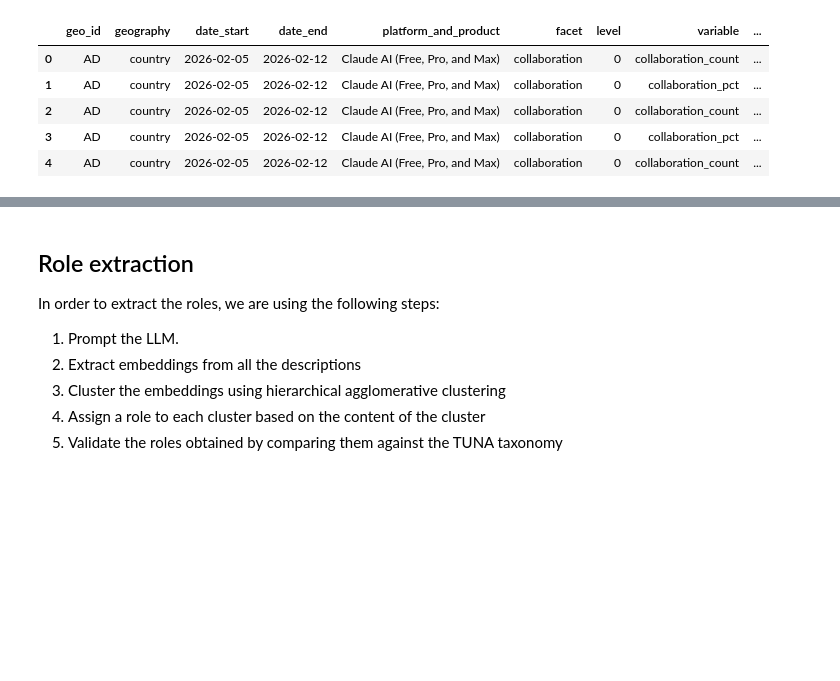
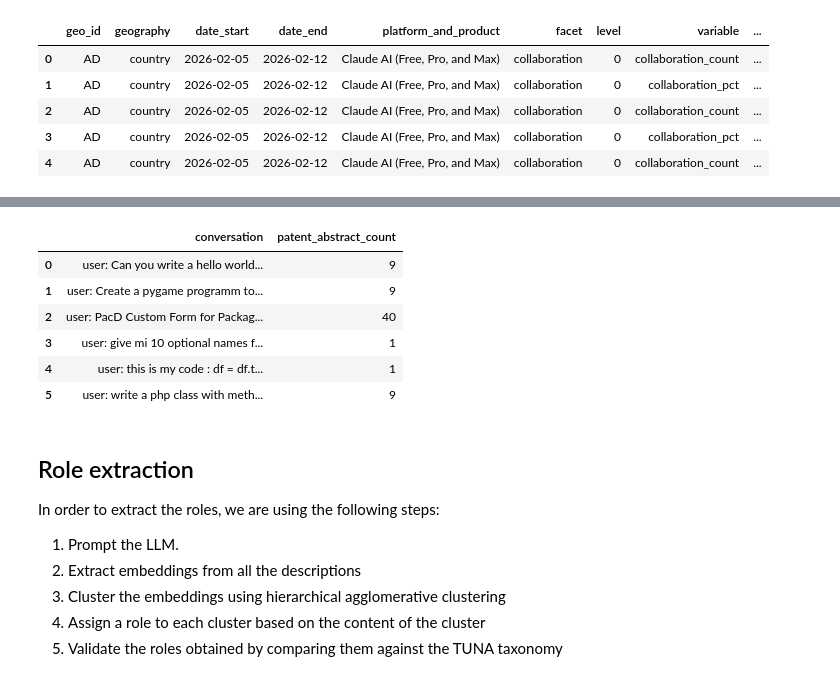
Before and after one commit to Engineering-AI-Systems-Team-3/chatgpt-at-work, a Jupyter notebook: chatgpt_at_work.ipynb, the cells around one changed output, grey strips where cells are left out. Saved outputs shown, nothing was run; the diff lists cells and outputs as text; code cells hidden in the pictures; blank space fills up the shorter version.

```diff
--- a/chatgpt_at_work.ipynb
+++ b/chatgpt_at_work.ipynb
@@ -370,0 +497,6 @@ Warning: received null content from API (attempt 1)
+# %%
+# Not all the tasks in the patents dataset have a corresponding entry in the tasks dataset
+enriched_patents_df = pd.merge(patents_df, tasks_df, on="task_id", how="inner", suffixes=("_patents", "_tasks"))
+enriched_patents_df = enriched_patents_df[["task_id", "task_tasks", "onet_soc_code_tasks", "patent_abstract", "title"]].copy()
+enriched_patents_df.rename(columns={"task_tasks": "task", "onet_soc_code_tasks": "onet_soc_code"}, inplace=True)
+enriched_patents_df.head(2)
@@ -370,0 +657,3 @@ Warning: received null content from API (attempt 1)
+# %%
+join = pd.merge(mapped_conversations_df, enriched_patents_df, left_on="level_0_task", right_on="task", how="inner")
+join.head(1)
@@ -371,3 +663,16 @@ Warning: received null content from API (attempt 1)
+# %%
+# Only 6 conversations have an O*NET task with a corresponding patent abstract.
+count_abstracts_per_conversation = join.groupby("conversation")["patent_abstract"].count().reset_index()
+count_abstracts_per_conversation.rename(columns={"patent_abstract": "patent_abstract_count"}, inplace=True)
+count_abstracts_per_conversation.head(len(count_abstracts_per_conversation))
+# %% [output]
+|  | conversation | patent_abstract_count |
+| 0 | user: Can you write a hello world... | 9 |
+| 1 | user: Create a pygame programm to... | 9 |
+| 2 | user: PacD Custom Form for Packag... | 40 |
+| 3 | user: give mi 10 optional names f... | 1 |
+| 4 | user: this is my code : df = df.t... | 1 |
+| 5 | user: write a php class with meth... | 9 |
 # %% [markdown]
 ## Role extraction
 In order to extract the roles, we are using the following steps:
```
Also changed, not shown: parts of 30 cells of this notebook.
